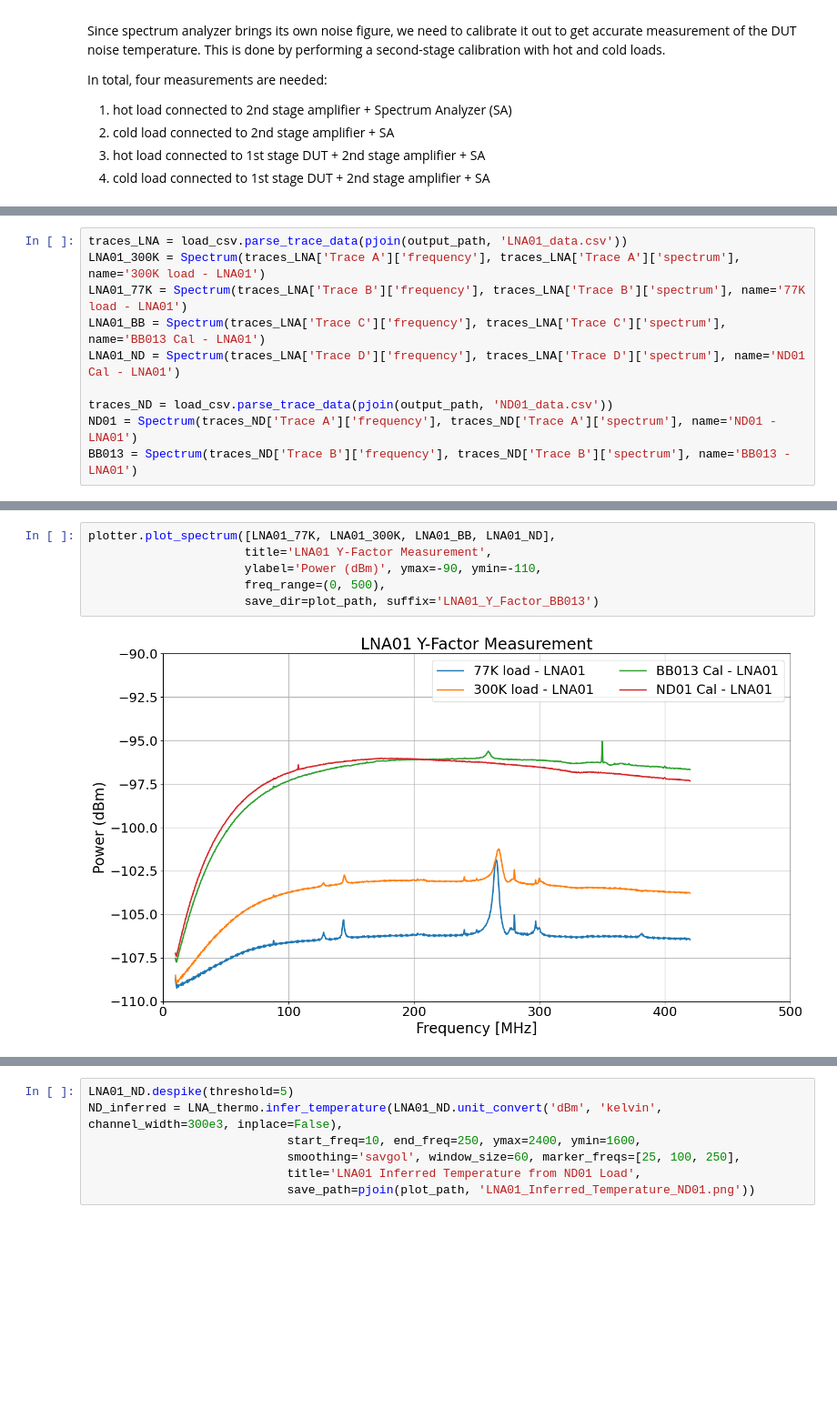
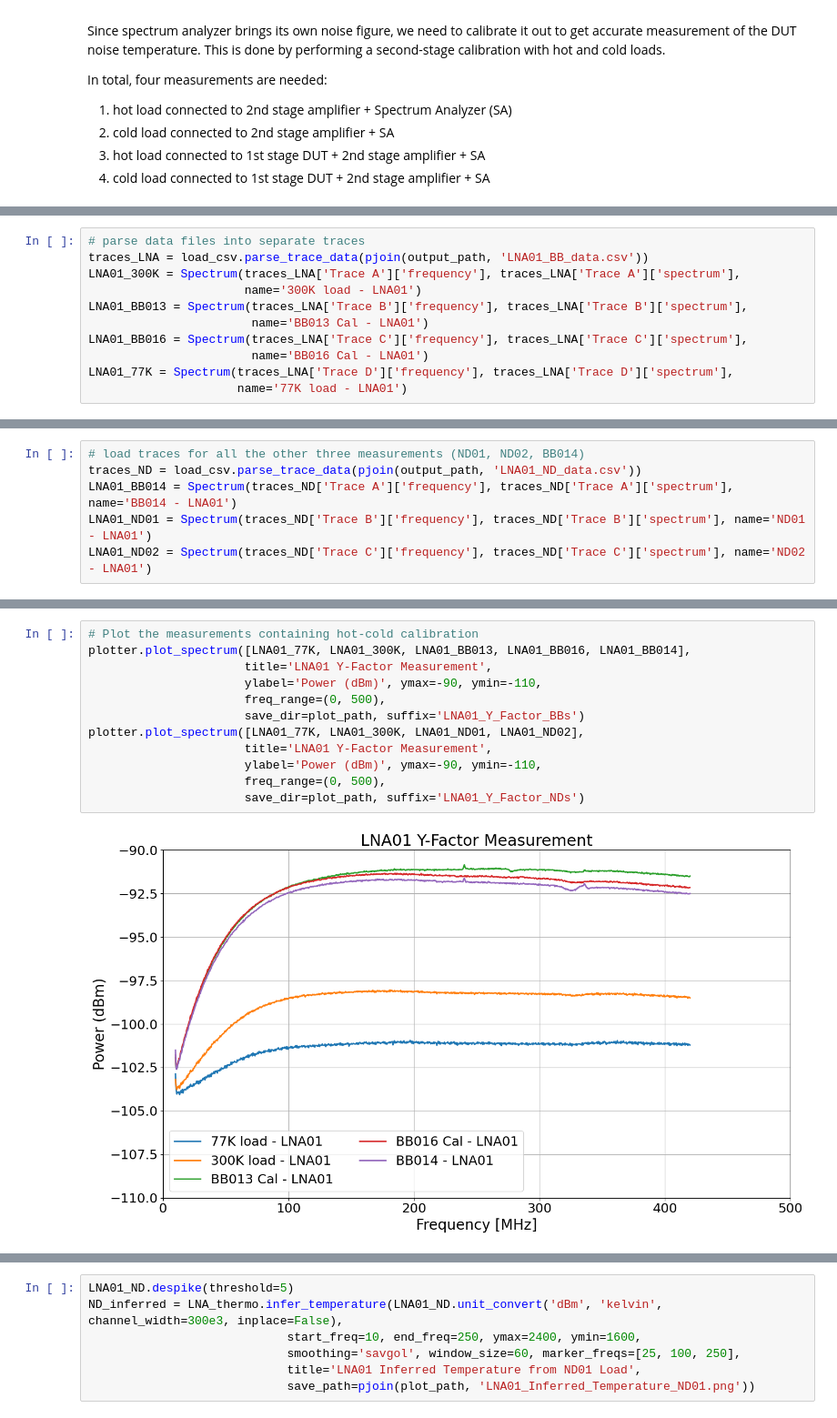
Before and after one commit to alhosani-abdulla/Highz-EXP, a Jupyter notebook: notebooks/Y_factor.ipynb, the cells around one changed output, grey strips where cells are left out. Shown at 91% size. Saved outputs shown, nothing was run; the diff lists cells and outputs as text; blank space fills up the shorter version.

```diff
--- a/notebooks/Y_factor.ipynb
+++ b/notebooks/Y_factor.ipynb
@@ -88,13 +89,14 @@ Split complete:
 # %%
-traces_LNA = load_csv.parse_trace_data(pjoin(output_path, 'LNA01_data.csv'))
-LNA01_300K = Spectrum(traces_LNA['Trace A']['frequency'], traces_LNA['Trace A']['spectrum'], name='300K load - LNA01')
-LNA01_77K = Spectrum(traces_LNA['Trace B']['frequency'], traces_LNA['Trace B']['spectrum'], name='77K load - LNA01')
-LNA01_BB = Spectrum(traces_LNA['Trace C']['frequency'], traces_LNA['Trace C']['spectrum'], name='BB013 Cal - LNA01')
-LNA01_ND = Spectrum(traces_LNA['Trace D']['frequency'], traces_LNA['Trace D']['spectrum'], name='ND01 Cal - LNA01')
-
-traces_ND = load_csv.parse_trace_data(pjoin(output_path, 'ND01_data.csv'))
-ND01 = Spectrum(traces_ND['Trace A']['frequency'], traces_ND['Trace A']['spectrum'], name='ND01 - LNA01')
-BB013 = Spectrum(traces_ND['Trace B']['frequency'], traces_ND['Trace B']['spectrum'], name='BB013 - LNA01')
+# parse data files into separate traces
+traces_LNA = load_csv.parse_trace_data(pjoin(output_path, 'LNA01_BB_data.csv'))
+LNA01_300K = Spectrum(traces_LNA['Trace A']['frequency'], traces_LNA['Trace A']['spectrum'],
+                      name='300K load - LNA01')
+LNA01_BB013 = Spectrum(traces_LNA['Trace B']['frequency'], traces_LNA['Trace B']['spectrum'],
+                       name='BB013 Cal - LNA01')
+LNA01_BB016 = Spectrum(traces_LNA['Trace C']['frequency'], traces_LNA['Trace C']['spectrum'],
+                       name='BB016 Cal - LNA01')
+LNA01_77K = Spectrum(traces_LNA['Trace D']['frequency'], traces_LNA['Trace D']['spectrum'],
+                     name='77K load - LNA01')
 # %% [output]
 Found 4 traces: ['Trace A', 'Trace B', 'Trace C', 'Trace D']
 Column pairs: [(0, 1), (2, 3), (4, 5), (6, 7)]
@@ -114,0 +109,6 @@ Successfully parsed 2 traces with data
+# %%
+# load traces for all the other three measurements (ND01, ND02, BB014)
+traces_ND = load_csv.parse_trace_data(pjoin(output_path, 'LNA01_ND_data.csv'))
+LNA01_BB014 = Spectrum(traces_ND['Trace A']['frequency'], traces_ND['Trace A']['spectrum'], name='BB014 - LNA01')
+LNA01_ND01 = Spectrum(traces_ND['Trace B']['frequency'], traces_ND['Trace B']['spectrum'], name='ND01 - LNA01')
+LNA01_ND02 = Spectrum(traces_ND['Trace C']['frequency'], traces_ND['Trace C']['spectrum'], name='ND02 - LNA01')
@@ -115,8 +124,14 @@ Successfully parsed 2 traces with data
 # %%
-plotter.plot_spectrum([LNA01_77K, LNA01_300K, LNA01_BB, LNA01_ND],
+# Plot the measurements containing hot-cold calibration
+plotter.plot_spectrum([LNA01_77K, LNA01_300K, LNA01_BB013, LNA01_BB016, LNA01_BB014],
                       title='LNA01 Y-Factor Measurement',
                       ylabel='Power (dBm)', ymax=-90, ymin=-110,
                       freq_range=(0, 500),
-                      save_dir=plot_path, suffix='LNA01_Y_Factor_BB013')
+                      save_dir=plot_path, suffix='LNA01_Y_Factor_BBs')
+plotter.plot_spectrum([LNA01_77K, LNA01_300K, LNA01_ND01, LNA01_ND02],
+                      title='LNA01 Y-Factor Measurement',
+                      ylabel='Power (dBm)', ymax=-90, ymin=-110,
+                      freq_range=(0, 500),
+                      save_dir=plot_path, suffix='LNA01_Y_Factor_NDs')
 # %% [output]
-[figure, old version]
+[figure, new version]
```
Also changed, not shown: parts of 10 cells of this notebook.
